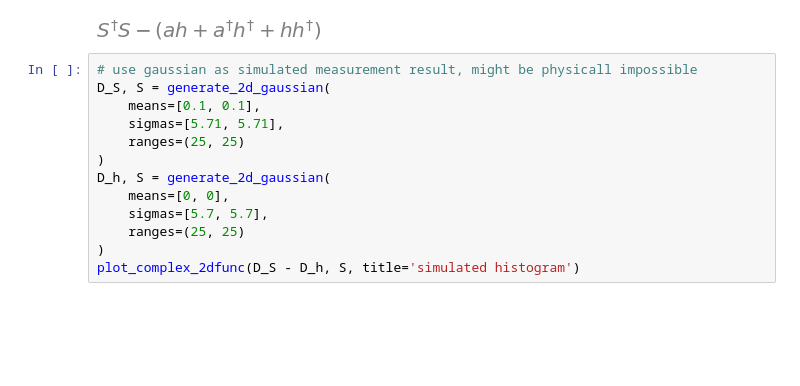
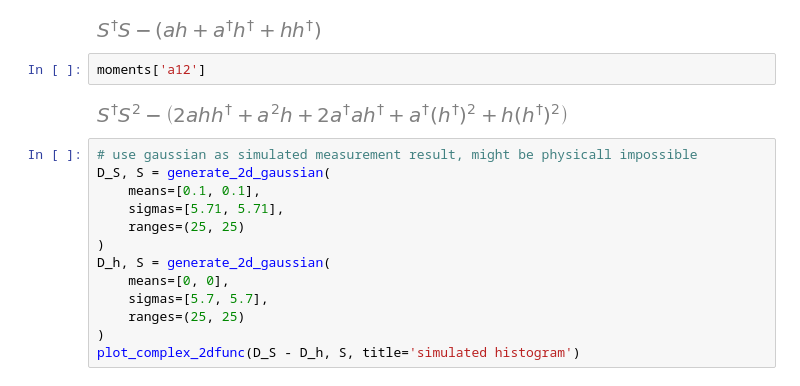
Before and after one commit to ElenBOT/tomography, a Jupyter notebook: examples.ipynb, the cells around one changed output. Saved outputs shown, nothing was run; the diff lists cells and outputs as text; blank space fills up the shorter version.

```diff
--- a/examples.ipynb
+++ b/examples.ipynb
@@ -12,6 +12,10 @@ moments = sym_eva_qubit_moments()
 moments['a11']
 # %% [output]
 [figure]
+# %%
+moments['a12']
+# %% [output]
+[figure, added]
 # %%
 # use gaussian as simulated measurement result, might be physicall impossible
 D_S, S = generate_2d_gaussian(
```
Also changed, not shown: parts of 5 cells of this notebook, 2 other files.
